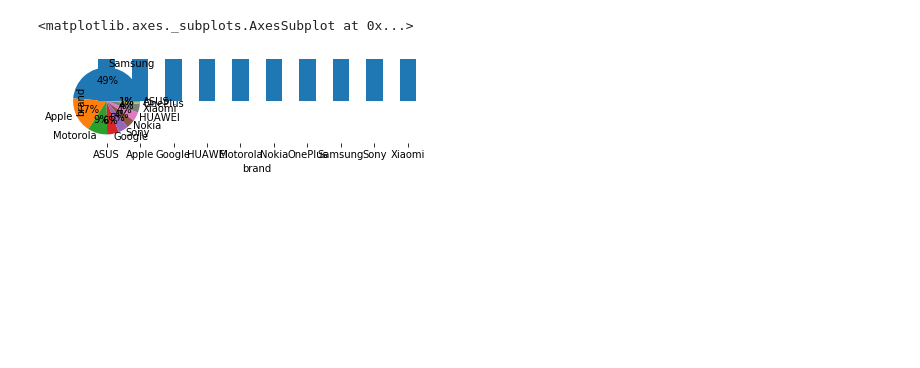
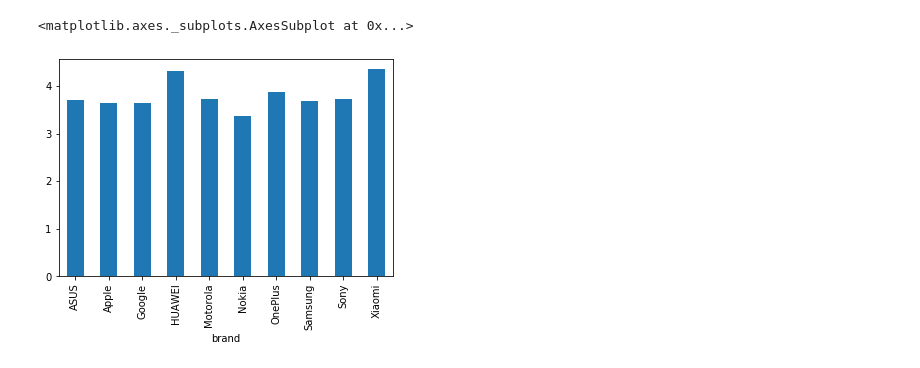
Before and after one commit to cburks03/ETL_Project, a Jupyter notebook: data_preparation.ipynb, the cells around one changed output. Cells and saved outputs as stored; diff of their text form; code cells hidden in the pictures; blank space fills up the shorter version.

```diff
--- a/data_preparation.ipynb
+++ b/data_preparation.ipynb
@@ -46,4 +49,4 @@ cell_reviews_df.brand.value_counts().plot(kind='pie', autopct='%1.0f%%')
 # %%
 #creating dataframe showing mean reviews by brand
-cell_ratings_df = cell_reviews_df.groupby(["brand"]).mean()["rating_y"]
+cell_ratings_df = cell_reviews_df.groupby(["brand"]).mean()["rating"]
 cell_ratings_df.head().reset_index()
@@ -50,6 +60,6 @@ cell_ratings_df.head().reset_index()
 # %%
 #created bar graph from cell_ratings_df
-cell_ratings_df.plot.bar(x='brand', y='rating_y')
+cell_ratings_df.plot.bar(x='brand', y='rating')
 # %% [output]
 <matplotlib.axes._subplots.AxesSubplot at 0x...>
-[figure, old version]
+[figure, new version]
```
Also changed, not shown: parts of 2 cells of this notebook, 1 other file.
